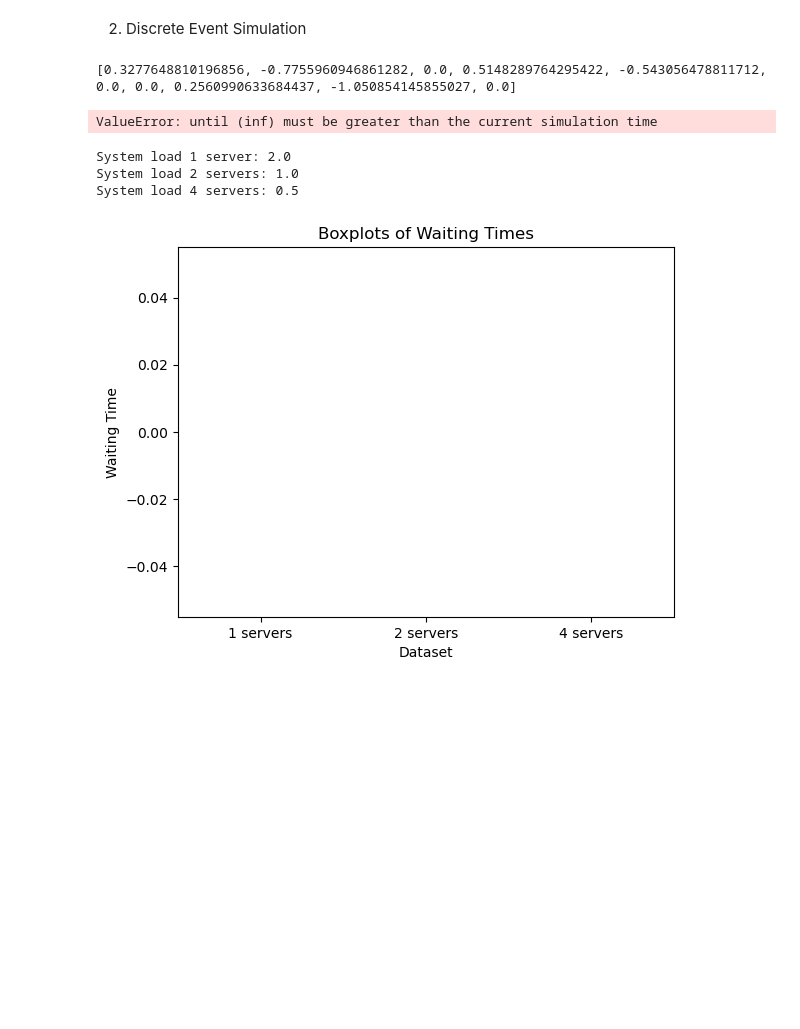
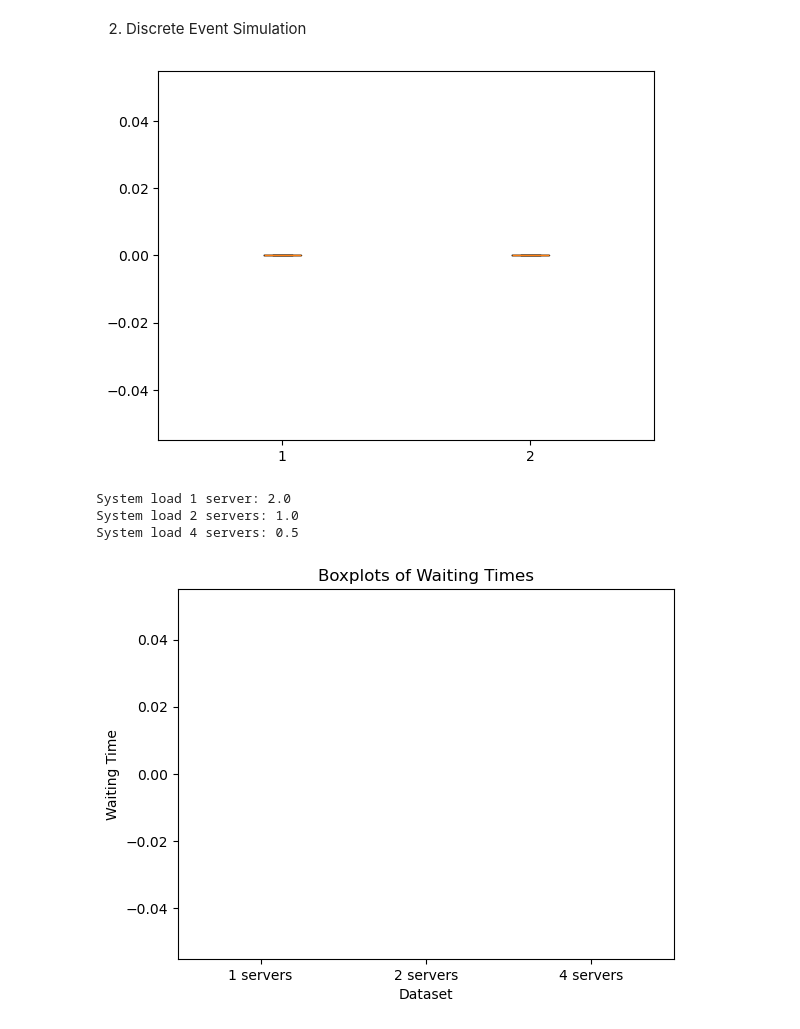
Before and after one commit to LoesBijman/stochastic_2, a Jupyter notebook: assignment_2.ipynb, the cells around one changed output. Saved outputs shown, nothing was run; the diff lists cells and outputs as text; code cells hidden in the pictures; blank space fills up the shorter version.

```diff
--- a/assignment_2.ipynb
+++ b/assignment_2.ipynb
@@ -58,16 +58,16 @@ class Queue:
         self.lambd = rho*(n_servers*mu)
         self.cust = 0
         self.arrival_time = 0
+        self.service_start_time = 0
         # self.servers = simpy.Resource(env,capacity = n_servers)
 
         if scheduling_type == 'FIFO':
-            self.servers = simpy.Resource(env, capacity=n_servers)
+            self.server = simpy.Resource(env, capacity=n_servers)
         elif scheduling_type == 'SJF':
-            self.servers = simpy.PriorityResource(env,capacity=n_servers)
+            self.server = simpy.PriorityResource(env,capacity=n_servers)
 
     def arrive(self, n_customers,wait_times_list):
         while self.cust < n_customers:
-            # self.arrival_time = self.env.now
             yield self.env.timeout(np.random.exponential(1/self.lambd))
             self.cust+=1
             self.env.process(self.service(wait_times_list))
@@ -77,52 +77,52 @@ class Queue:
         job_length = np.random.exponential(1/self.mu)
 
         if self.scheduling_type == 'FIFO':
-            with self.servers.request() as req:
+            with self.server.request() as req:
                 yield req
-                service_start_time = self.env.now
+                self.service_start_time = self.env.now
+                wait_times_list.append(self.service_start_time - self.arrival_time)
                 yield self.env.timeout(job_length)
-                wait_times_list.append(self.arrival_time - service_start_time)
 
         elif self.scheduling_type == 'SJF':
             with self.server.request(priority = job_length) as req:
-                service_start_time = self.env.now
+                self.service_start_time = self.env.now
                 yield req
+                wait_times_list.append(self.service_start_time - self.arrival_time)
                 yield self.env.timeout(job_length)
-
-                wait_times_list.append(self.arrival_time - service_start_time)
 
     def run_sim(self, n_customers):
         wait_times_list = []
         self.env.process(self.arrive(n_customers, wait_times_list))
-        self.env.run(until=float('inf'))
-        print(wait_times_list)
+        self.env.run()
         return wait_times_list
 # %%
-runs = 10
-n_customers = 10
+runs = 1000
+n_customers = 500
 rho = 0.8
 mu = 1/2
 
 env = simpy.Environment()
 
-wait_total = []
+wait_total_n1 = []
+wait_total_n2 = []
 for i in range(runs):
-    MM1queue_fifo = Queue(env,1,rho,mu)
-    MM2queue_fifo = Queue(env,2,rho,mu)
+    MM1queue_fifo = Queue(env,1,rho,mu,'SJF')
+    MM2queue_fifo = Queue(env,2,rho,mu,'SJF')
 
-    wait_times_list = MM1queue_fifo.run_sim(n_customers)
+    wait_times_list_1 = MM1queue_fifo.run_sim(n_customers)
+    wait_times_list_2 = MM2queue_fifo.run_sim(n_customers)
 
-    wait_total.append(wait_times_list)
-print(len(wait_total))
+    wait_total_n1.extend(wait_times_list_1)
+    wait_total_n2.extend(wait_times_list_2)
 
-wait_times_1 = MM1queue_fifo.run_sim(n_customers,runs)
-wait_times_2 = MM2queue_fifo.run_sim(n_customers,runs)
+# wait_times_1 = MM1queue_fifo.run_sim(n_customers)
+# wait_times_2 = MM2queue_fifo.run_sim(n_customers)
 
 positions = [1,2]
-plt.boxplot([wait_times_1,wait_times_2],positions=positions)
+plt.boxplot([wait_total_n1,wait_total_n2],positions=positions)
+plt.show()
 # %% [output]
-[0.3277648810196856, -0.7755960946861282, 0.0, 0.5148289764295422, -0.543056478811712, 0.0, 0.0, 0.2560990633684437, -1.050854145855027, 0.0]
-ValueError: until (inf) must be greater than the current simulation time
+[figure, added]
 # %%
 np.random.seed(3)
 
```
